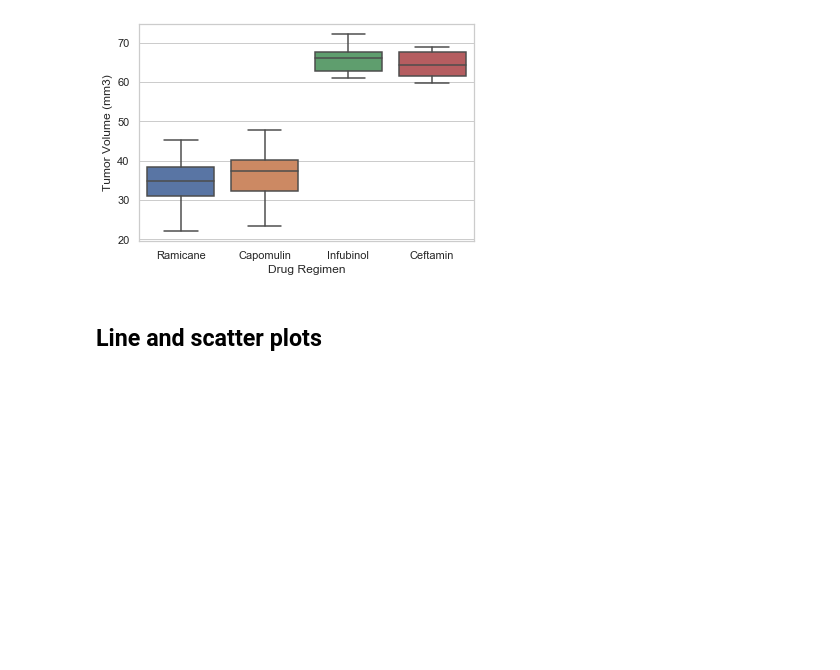
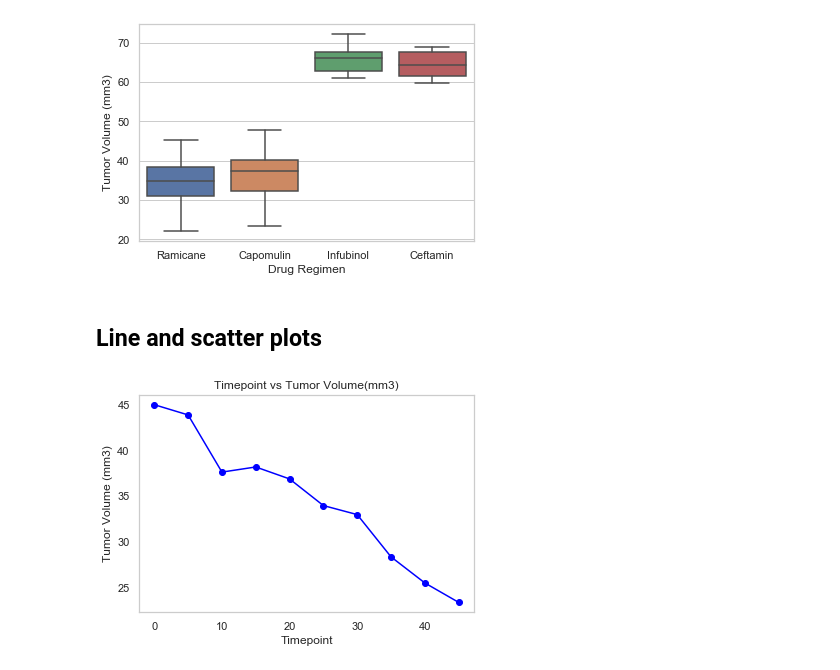
Before and after one commit to prerak-patel/matplotlib-challange, a Jupyter notebook: pymaceuticals_starter.ipynb, the cells around one changed output. Drawn from its saved outputs; the diff is of its cells as text; code cells hidden in the pictures; blank space fills up the shorter version.

Commit message:
Line and scatter plots

```diff
--- a/pymaceuticals_starter.ipynb
+++ b/pymaceuticals_starter.ipynb
@@ -228,0 +225,17 @@ ax = sns.boxplot(x="Drug Regimen", y="Tumor Volume (mm3)", data=promising_regime
+# %%
+# Generate a line plot of time point versus tumor volume for a mouse treated with Capomulin
+s185_capomulin_df = combined_df.loc[(combined_df['Drug Regimen'] == 'Capomulin') & (combined_df['Mouse ID'] == 's185')]
+
+timepoint = s185_capomulin_df['Timepoint']
+tumorvolume = s185_capomulin_df['Tumor Volume (mm3)']
+
+plt.plot(timepoint,tumorvolume, marker="o", color="blue")
+
+plt.title("Timepoint vs Tumor Volume(mm3)")
+plt.xlabel('Timepoint')
+plt.ylabel('Tumor Volume (mm3)')
+plt.grid(False)
+
+plt.show()
+# %% [output]
+[figure, added]
```
Also changed, not shown: parts of 11 cells of this notebook.
